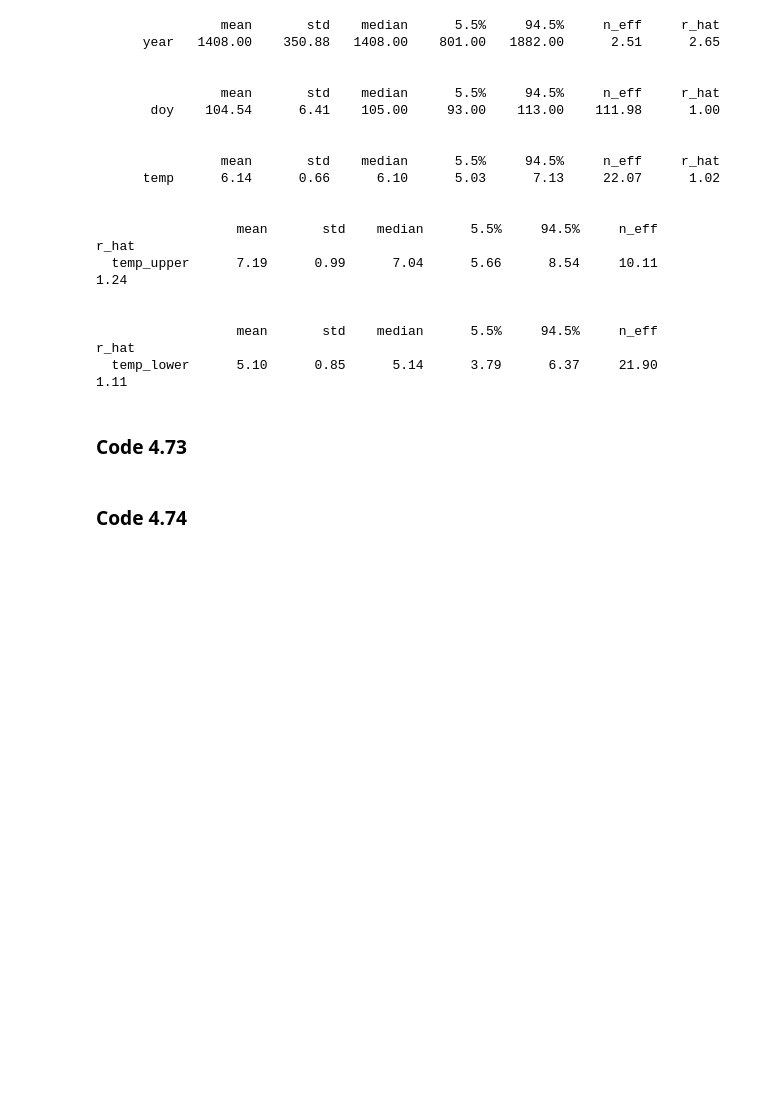
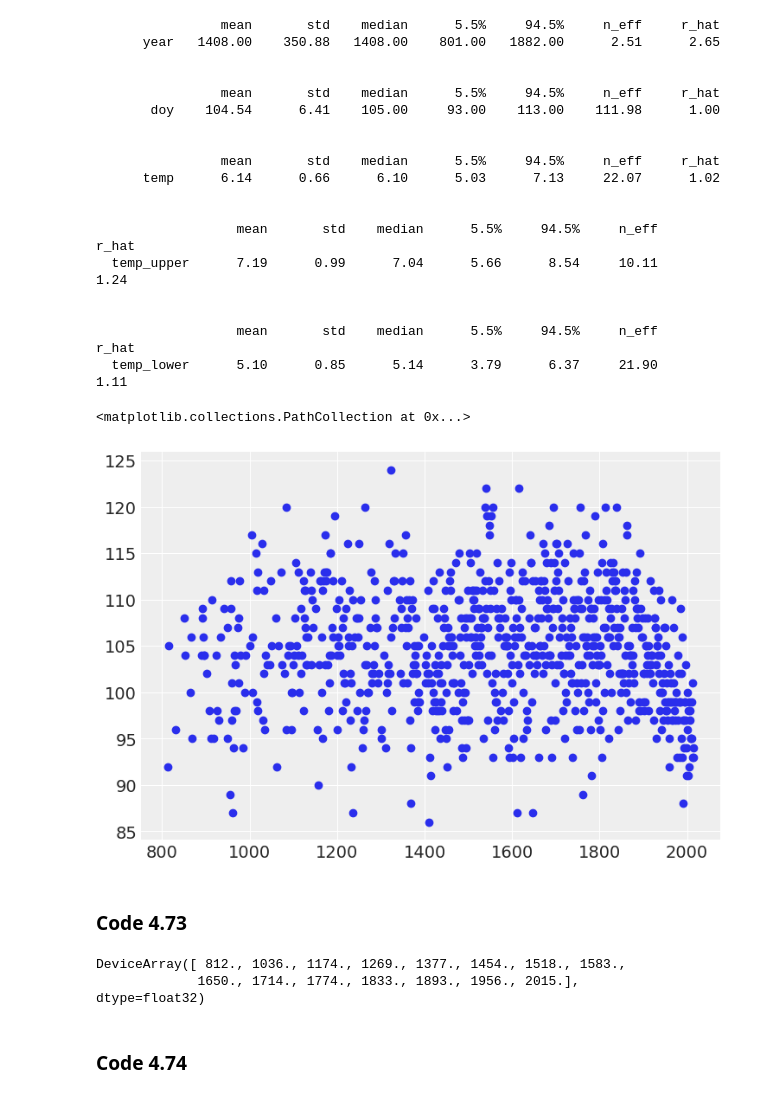
Before and after one commit to pim-hoeven/rethinking-numpyro, a Jupyter notebook: notebooks/04_geocentric_models.ipynb, the cells around one changed output. Cells and saved outputs as stored; diff of their text form; code cells hidden in the pictures; blank space fills up the shorter version.

```diff
--- a/notebooks/04_geocentric_models.ipynb
+++ b/notebooks/04_geocentric_models.ipynb
@@ -886,6 +891,11 @@ print_summary({"temp_lower": d.temp_lower.dropna().values}, 0.89, False)
 
                   mean       std    median      5.5%     94.5%     n_eff     r_hat
   temp_lower      5.10      0.85      5.14      3.79      6.37     21.90      1.11
+# %%
+plt.scatter(d["year"], d["doy"])
+# %% [output]
+<matplotlib.collections.PathCollection at 0x...>
+[figure, added]
 # %% [markdown]
 ### Code 4.73
 # %%
@@ -894,6 +904,11 @@ num_knots = 15
 knot_list = jnp.quantile(
     d2.year.values.astype(float), q=jnp.linspace(0, 1, num=num_knots)
 )
+# %%
+knot_list
+# %% [output]
+DeviceArray([ 812., 1036., 1174., 1269., 1377., 1454., 1518., 1583.,
+             1650., 1714., 1774., 1833., 1893., 1956., 2015.],            dtype=float32)
 # %% [markdown]
 ### Code 4.74
 # %%
```
Also changed, not shown: parts of 8 cells of this notebook.
